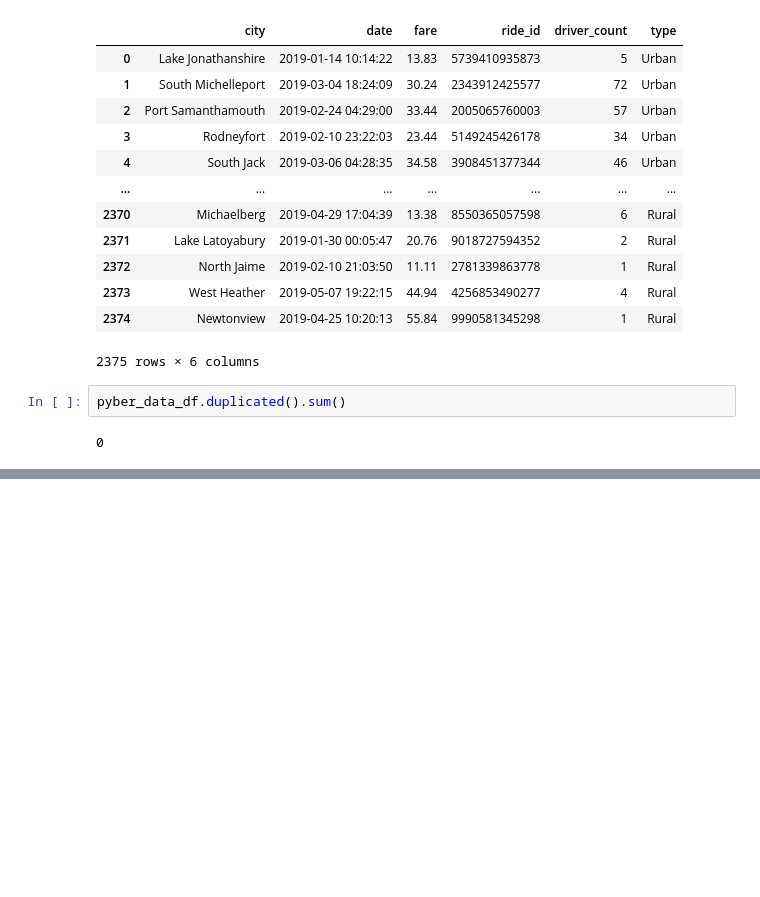
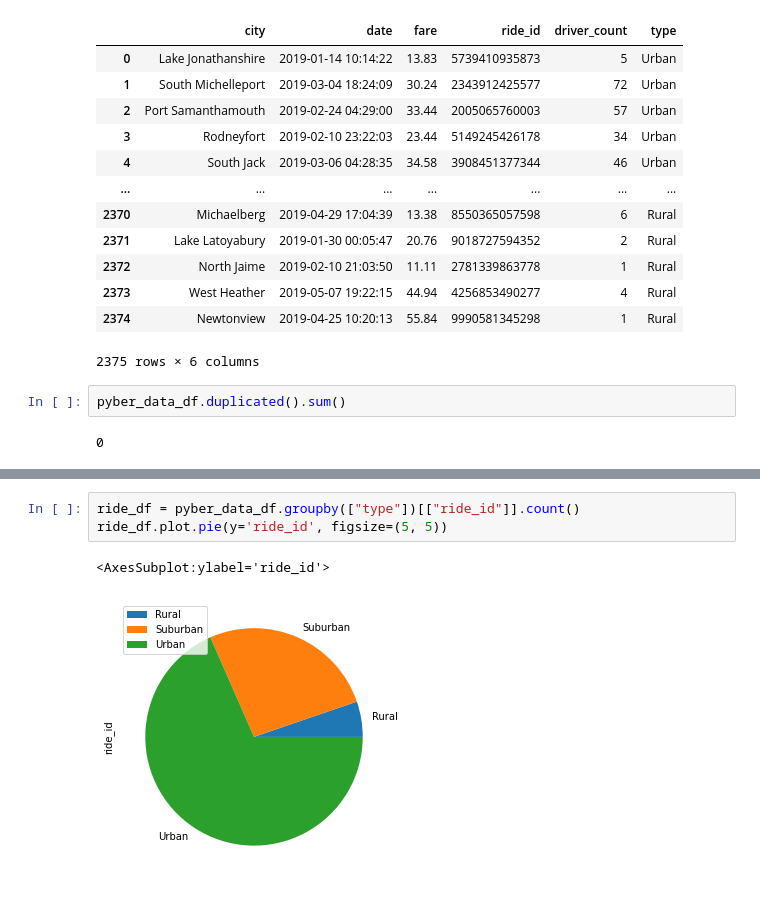
Before and after one commit to sag7221/PyBer_Analysis, a Jupyter notebook: pyber_ride_practice.ipynb, the cells around one changed output, grey strips where cells are left out. Drawn from its saved outputs; the diff is of its cells as text; blank space fills up the shorter version.

```diff
--- a/pyber_ride_practice.ipynb
+++ b/pyber_ride_practice.ipynb
@@ -111,0 +132,6 @@ pyber_data_df.duplicated().sum()
+# %%
+ride_df = pyber_data_df.groupby(["type"])[["ride_id"]].count()
+ride_df.plot.pie(y='ride_id', figsize=(5, 5))
+# %% [output]
+<AxesSubplot:ylabel='ride_id'>
+[figure, added]
```
Also changed, not shown: parts of 6 cells of this notebook.
